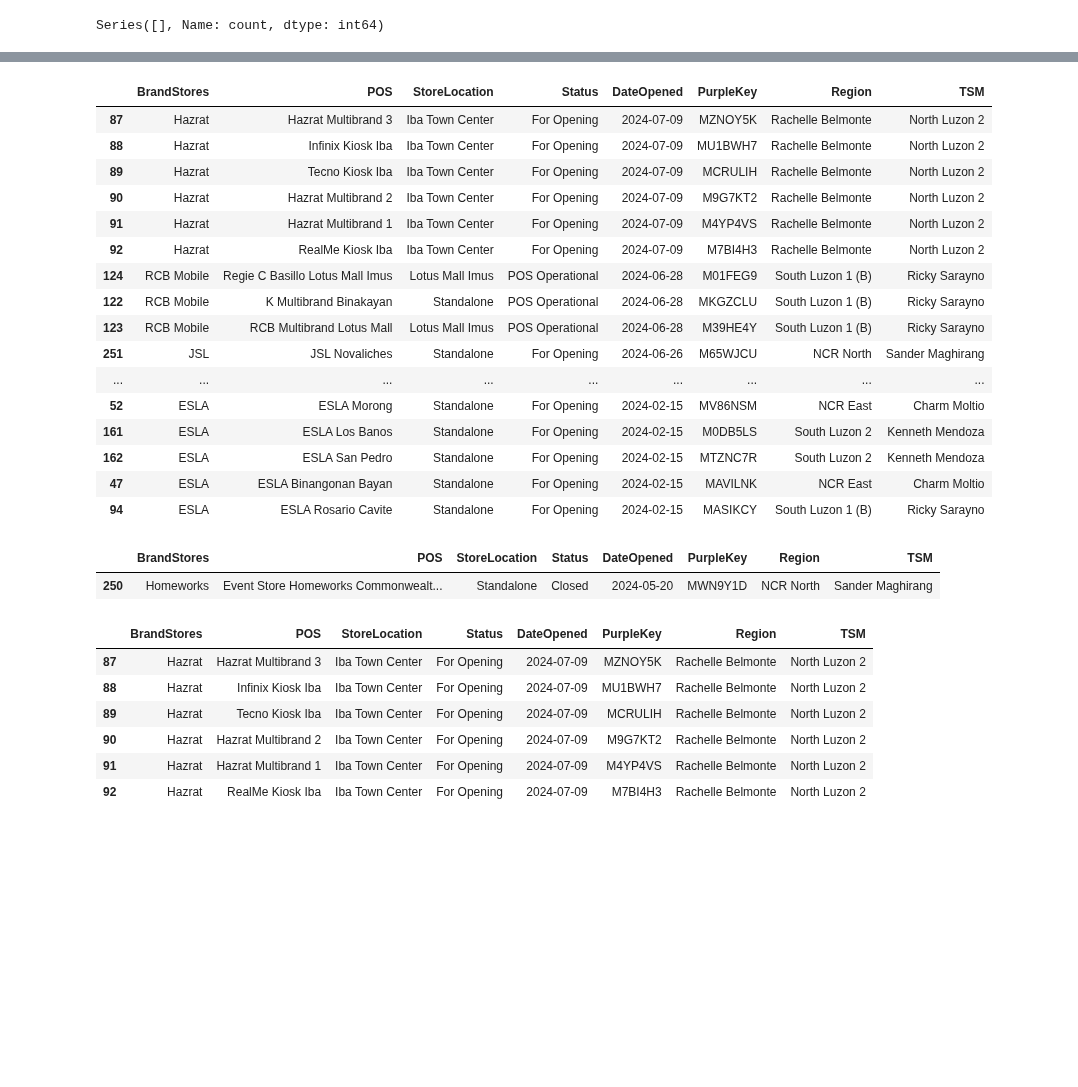
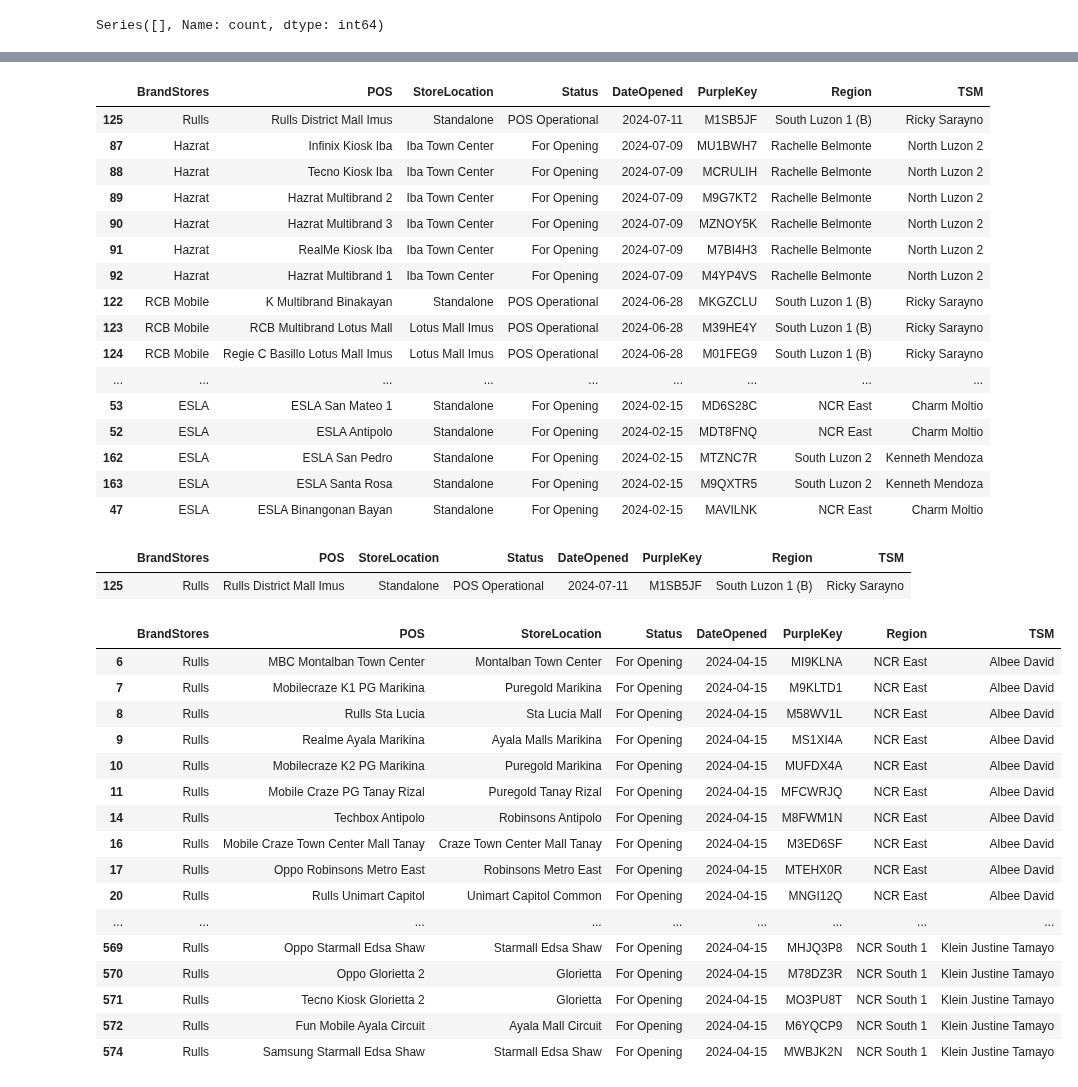
Before and after one commit to dchakroborti-tonik/POS_Addition, a Jupyter notebook: Notebook/Pos_mapping_new.ipynb, the cells around one changed output, grey strips where cells are left out. Drawn from its saved outputs; the diff is of its cells as text; code cells hidden in the pictures; blank space fills up the shorter version.

Commit message:
Pos From Rulls added which will open in 11th July 2024

```diff
--- a/Notebook/Pos_mapping_new.ipynb
+++ b/Notebook/Pos_mapping_new.ipynb
@@ -24,7 +24,7 @@ client = bigquery.Client(project='prj-prod-dataplatform')
 # Set options or configurations as needed
 # Example: pd.set_option('display.max_columns', None)
 # %%
-df = pd.read_csv(r"C:\Users\DwaipayanChakroborti\OneDrive - Tonik Financial Pte Ltd\MyStuff\SIL Sales\Shin Nebria\POS_Addition\Data\incorrectdata.csv")
+df = pd.read_csv(r"C:\Users\DwaipayanChakroborti\OneDrive - Tonik Financial Pte Ltd\MyStuff\SIL Sales\Shin Nebria\POS_Addition\Data\PosAdd_20240711.csv")
 # %%
 # df = pd.read_excel(r"C:\Users\DwaipayanChakroborti\OneDrive - Tonik Financial Pte Ltd\MyStuff\SIL Sales\Shin Nebria\POS_Addition\Data\POS_mapping_data May042024.xlsx", sheet_name = 'Sheet1')
 # df.head(10)
@@ -382,36 +383,46 @@ df.head(10)
 df.sort_values('DateOpened', ascending=False)
 # %% [output]
 |  | BrandStores | POS | StoreLocation | Status | DateOpened | PurpleKey | Region | TSM |
-| 87 | Hazrat | Hazrat Multibrand 3 | Iba Town Center | For Opening | 2024-07-09 | MZNOY5K | Rachelle Belmonte | North Luzon 2 |
-| 88 | Hazrat | Infinix Kiosk Iba | Iba Town Center | For Opening | 2024-07-09 | MU1BWH7 | Rachelle Belmonte | North Luzon 2 |
-| 89 | Hazrat | Tecno Kiosk Iba | Iba Town Center | For Opening | 2024-07-09 | MCRULIH | Rachelle Belmonte | North Luzon 2 |
-| 90 | Hazrat | Hazrat Multibrand 2 | Iba Town Center | For Opening | 2024-07-09 | M9G7KT2 | Rachelle Belmonte | North Luzon 2 |
-| 91 | Hazrat | Hazrat Multibrand 1 | Iba Town Center | For Opening | 2024-07-09 | M4YP4VS | Rachelle Belmonte | North Luzon 2 |
-| 92 | Hazrat | RealMe Kiosk Iba | Iba Town Center | For Opening | 2024-07-09 | M7BI4H3 | Rachelle Belmonte | North Luzon 2 |
-| 124 | RCB Mobile | Regie C Basillo Lotus Mall Imus | Lotus Mall Imus | POS Operational | 2024-06-28 | M01FEG9 | South Luzon 1 (B) | Ricky Sarayno |
+| 125 | Rulls | Rulls District Mall Imus | Standalone | POS Operational | 2024-07-11 | M1SB5JF | South Luzon 1 (B) | Ricky Sarayno |
+| 87 | Hazrat | Infinix Kiosk Iba | Iba Town Center | For Opening | 2024-07-09 | MU1BWH7 | Rachelle Belmonte | North Luzon 2 |
+| 88 | Hazrat | Tecno Kiosk Iba | Iba Town Center | For Opening | 2024-07-09 | MCRULIH | Rachelle Belmonte | North Luzon 2 |
+| 89 | Hazrat | Hazrat Multibrand 2 | Iba Town Center | For Opening | 2024-07-09 | M9G7KT2 | Rachelle Belmonte | North Luzon 2 |
+| 90 | Hazrat | Hazrat Multibrand 3 | Iba Town Center | For Opening | 2024-07-09 | MZNOY5K | Rachelle Belmonte | North Luzon 2 |
+| 91 | Hazrat | RealMe Kiosk Iba | Iba Town Center | For Opening | 2024-07-09 | M7BI4H3 | Rachelle Belmonte | North Luzon 2 |
+| 92 | Hazrat | Hazrat Multibrand 1 | Iba Town Center | For Opening | 2024-07-09 | M4YP4VS | Rachelle Belmonte | North Luzon 2 |
 | 122 | RCB Mobile | K Multibrand Binakayan | Standalone | POS Operational | 2024-06-28 | MKGZCLU | South Luzon 1 (B) | Ricky Sarayno |
 | 123 | RCB Mobile | RCB Multibrand Lotus Mall | Lotus Mall Imus | POS Operational | 2024-06-28 | M39HE4Y | South Luzon 1 (B) | Ricky Sarayno |
-| 251 | JSL | JSL Novaliches | Standalone | For Opening | 2024-06-26 | M65WJCU | NCR North | Sander Maghirang |
+| 124 | RCB Mobile | Regie C Basillo Lotus Mall Imus | Lotus Mall Imus | POS Operational | 2024-06-28 | M01FEG9 | South Luzon 1 (B) | Ricky Sarayno |
 | ... | ... | ... | ... | ... | ... | ... | ... | ... |
-| 52 | ESLA | ESLA Morong | Standalone | For Opening | 2024-02-15 | MV86NSM | NCR East | Charm Moltio |
-| 161 | ESLA | ESLA Los Banos | Standalone | For Opening | 2024-02-15 | M0DB5LS | South Luzon 2 | Kenneth Mendoza |
+| 53 | ESLA | ESLA San Mateo 1 | Standalone | For Opening | 2024-02-15 | MD6S28C | NCR East | Charm Moltio |
+| 52 | ESLA | ESLA Antipolo | Standalone | For Opening | 2024-02-15 | MDT8FNQ | NCR East | Charm Moltio |
 | 162 | ESLA | ESLA San Pedro | Standalone | For Opening | 2024-02-15 | MTZNC7R | South Luzon 2 | Kenneth Mendoza |
+| 163 | ESLA | ESLA Santa Rosa | Standalone | For Opening | 2024-02-15 | M9QXTR5 | South Luzon 2 | Kenneth Mendoza |
 | 47 | ESLA | ESLA Binangonan Bayan | Standalone | For Opening | 2024-02-15 | MAVILNK | NCR East | Charm Moltio |
-| 94 | ESLA | ESLA Rosario Cavite | Standalone | For Opening | 2024-02-15 | MASIKCY | South Luzon 1 (B) | Ricky Sarayno |
 # %%
-df[df['PurpleKey'] =='MWN9Y1D']
+df[df['PurpleKey'] =='M1SB5JF']
 # %% [output]
 |  | BrandStores | POS | StoreLocation | Status | DateOpened | PurpleKey | Region | TSM |
-| 250 | Homeworks | Event Store Homeworks Commonwealt... | Standalone | Closed | 2024-05-20 | MWN9Y1D | NCR North | Sander Maghirang |
+| 125 | Rulls | Rulls District Mall Imus | Standalone | POS Operational | 2024-07-11 | M1SB5JF | South Luzon 1 (B) | Ricky Sarayno |
 # %%
-df[df['BrandStores']=='Hazrat']
+df[df['BrandStores']=='Rulls']
 # %% [output]
 |  | BrandStores | POS | StoreLocation | Status | DateOpened | PurpleKey | Region | TSM |
-| 87 | Hazrat | Hazrat Multibrand 3 | Iba Town Center | For Opening | 2024-07-09 | MZNOY5K | Rachelle Belmonte | North Luzon 2 |
-| 88 | Hazrat | Infinix Kiosk Iba | Iba Town Center | For Opening | 2024-07-09 | MU1BWH7 | Rachelle Belmonte | North Luzon 2 |
-| 89 | Hazrat | Tecno Kiosk Iba | Iba Town Center | For Opening | 2024-07-09 | MCRULIH | Rachelle Belmonte | North Luzon 2 |
-| 90 | Hazrat | Hazrat Multibrand 2 | Iba Town Center | For Opening | 2024-07-09 | M9G7KT2 | Rachelle Belmonte | North Luzon 2 |
-| 91 | Hazrat | Hazrat Multibrand 1 | Iba Town Center | For Opening | 2024-07-09 | M4YP4VS | Rachelle Belmonte | North Luzon 2 |
-| 92 | Hazrat | RealMe Kiosk Iba | Iba Town Center | For Opening | 2024-07-09 | M7BI4H3 | Rachelle Belmonte | North Luzon 2 |
+| 6 | Rulls | MBC Montalban Town Center | Montalban Town Center | For Opening | 2024-04-15 | MI9KLNA | NCR East | Albee David |
+| 7 | Rulls | Mobilecraze K1 PG Marikina | Puregold Marikina | For Opening | 2024-04-15 | M9KLTD1 | NCR East | Albee David |
+| 8 | Rulls | Rulls Sta Lucia | Sta Lucia Mall | For Opening | 2024-04-15 | M58WV1L | NCR East | Albee David |
+| 9 | Rulls | Realme Ayala Marikina | Ayala Malls Marikina | For Opening | 2024-04-15 | MS1XI4A | NCR East | Albee David |
+| 10 | Rulls | Mobilecraze K2 PG Marikina | Puregold Marikina | For Opening | 2024-04-15 | MUFDX4A | NCR East | Albee David |
+| 11 | Rulls | Mobile Craze PG Tanay Rizal | Puregold Tanay Rizal | For Opening | 2024-04-15 | MFCWRJQ | NCR East | Albee David |
+| 14 | Rulls | Techbox Antipolo | Robinsons Antipolo | For Opening | 2024-04-15 | M8FWM1N | NCR East | Albee David |
+| 16 | Rulls | Mobile Craze Town Center Mall Tanay | Craze Town Center Mall Tanay | For Opening | 2024-04-15 | M3ED6SF | NCR East | Albee David |
+| 17 | Rulls | Oppo Robinsons Metro East | Robinsons Metro East | For Opening | 2024-04-15 | MTEHX0R | NCR East | Albee David |
+| 20 | Rulls | Rulls Unimart Capitol | Unimart Capitol Common | For Opening | 2024-04-15 | MNGI12Q | NCR East | Albee David |
+| ... | ... | ... | ... | ... | ... | ... | ... | ... |
+| 569 | Rulls | Oppo Starmall Edsa Shaw | Starmall Edsa Shaw | For Opening | 2024-04-15 | MHJQ3P8 | NCR South 1 | Klein Justine Tamayo |
+| 570 | Rulls | Oppo Glorietta 2 | Glorietta | For Opening | 2024-04-15 | M78DZ3R | NCR South 1 | Klein Justine Tamayo |
+| 571 | Rulls | Tecno Kiosk Glorietta 2 | Glorietta | For Opening | 2024-04-15 | MO3PU8T | NCR South 1 | Klein Justine Tamayo |
+| 572 | Rulls | Fun Mobile Ayala Circuit | Ayala Mall Circuit | For Opening | 2024-04-15 | M6YQCP9 | NCR South 1 | Klein Justine Tamayo |
+| 574 | Rulls | Samsung Starmall Edsa Shaw | Starmall Edsa Shaw | For Opening | 2024-04-15 | MWBJK2N | NCR South 1 | Klein Justine Tamayo |
 # %%
 df.to_excel(r"C:\Users\DwaipayanChakroborti\OneDrive - Tonik Financial Pte Ltd\MyStuff\SIL Sales\Shin Nebria\POS_Addition\Data\POS_mapping_data.xlsx", index = False)
```
Also changed, not shown: parts of 29 cells of this notebook, 3 other files.
